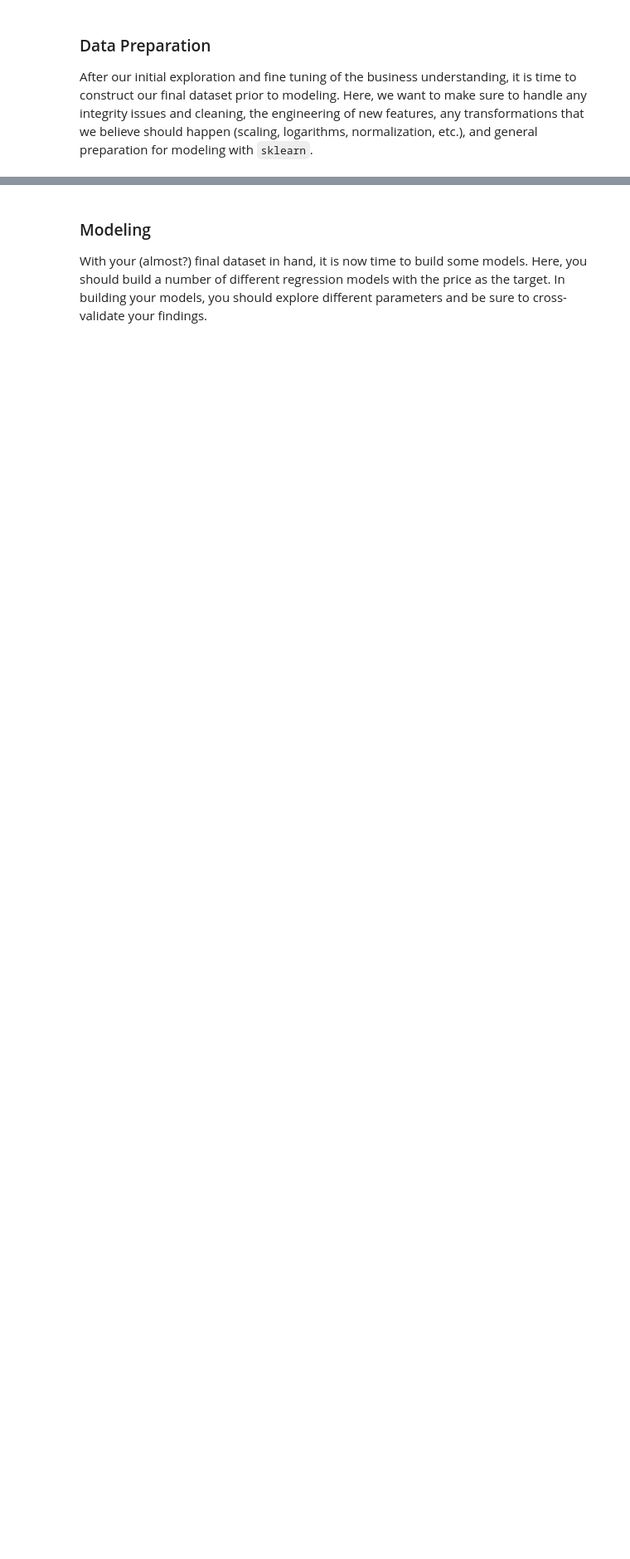
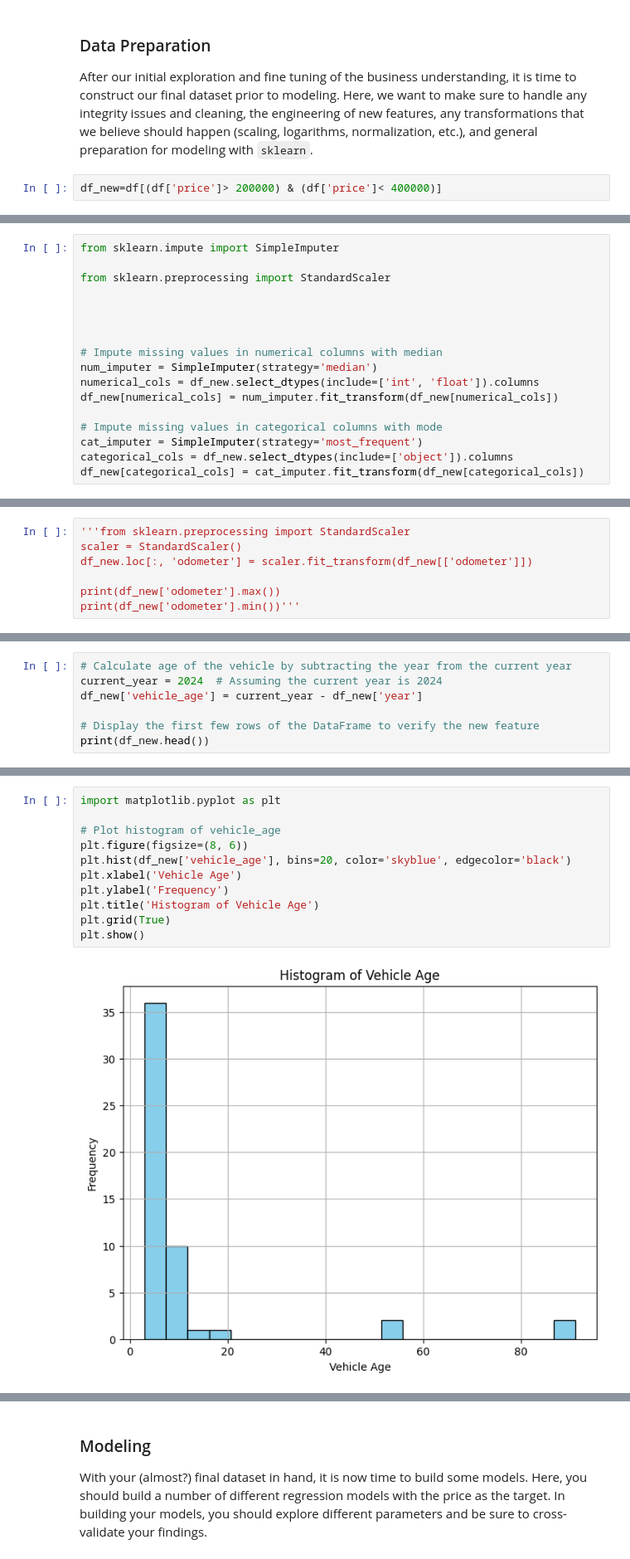
Before and after one commit to Soha1950/As11.1, a Jupyter notebook: prompt_II.ipynb, the cells around one changed output, grey strips where cells are left out. Shown at 83% size. Cells and saved outputs as stored; diff of their text form; blank space fills up the shorter version.

```diff
--- a/prompt_II.ipynb
+++ b/prompt_II.ipynb
@@ -461,3 +120,5 @@ Price outliers:
 ### Data Preparation
 
 After our initial exploration and fine tuning of the business understanding, it is time to construct our final dataset prior to modeling.  Here, we want to make sure to handle any integrity issues and cleaning, the engineering of new features, any transformations that we believe should happen (scaling, logarithms, normalization, etc.), and general preparation for modeling with `sklearn`.
+# %%
+df_new=df[(df['price']> 200000) & (df['price']< 400000)]
@@ -463,0 +127,17 @@ After our initial exploration and fine tuning of the business understanding, it
+# %%
+from sklearn.impute import SimpleImputer
+
+from sklearn.preprocessing import StandardScaler
+
+
+
+
+# Impute missing values in numerical columns with median
+num_imputer = SimpleImputer(strategy='median')
+numerical_cols = df_new.select_dtypes(include=['int', 'float']).columns
+df_new[numerical_cols] = num_imputer.fit_transform(df_new[numerical_cols])
+
+# Impute missing values in categorical columns with mode
+cat_imputer = SimpleImputer(strategy='most_frequent')
+categorical_cols = df_new.select_dtypes(include=['object']).columns
+df_new[categorical_cols] = cat_imputer.fit_transform(df_new[categorical_cols])
@@ -463,0 +146,7 @@ After our initial exploration and fine tuning of the business understanding, it
+# %%
+'''from sklearn.preprocessing import StandardScaler
+scaler = StandardScaler()
+df_new.loc[:, 'odometer'] = scaler.fit_transform(df_new[['odometer']])
+
+print(df_new['odometer'].max())
+print(df_new['odometer'].min())'''
@@ -463,0 +187,7 @@ After our initial exploration and fine tuning of the business understanding, it
+# %%
+# Calculate age of the vehicle by subtracting the year from the current year
+current_year = 2024  # Assuming the current year is 2024
+df_new['vehicle_age'] = current_year - df_new['year']
+
+# Display the first few rows of the DataFrame to verify the new feature
+print(df_new.head())
@@ -463,0 +217,13 @@ After our initial exploration and fine tuning of the business understanding, it
+# %%
+import matplotlib.pyplot as plt
+
+# Plot histogram of vehicle_age
+plt.figure(figsize=(8, 6))
+plt.hist(df_new['vehicle_age'], bins=20, color='skyblue', edgecolor='black')
+plt.xlabel('Vehicle Age')
+plt.ylabel('Frequency')
+plt.title('Histogram of Vehicle Age')
+plt.grid(True)
+plt.show()
+# %% [output]
+[figure, added]
```
Also changed, not shown: parts of 29 cells of this notebook.
